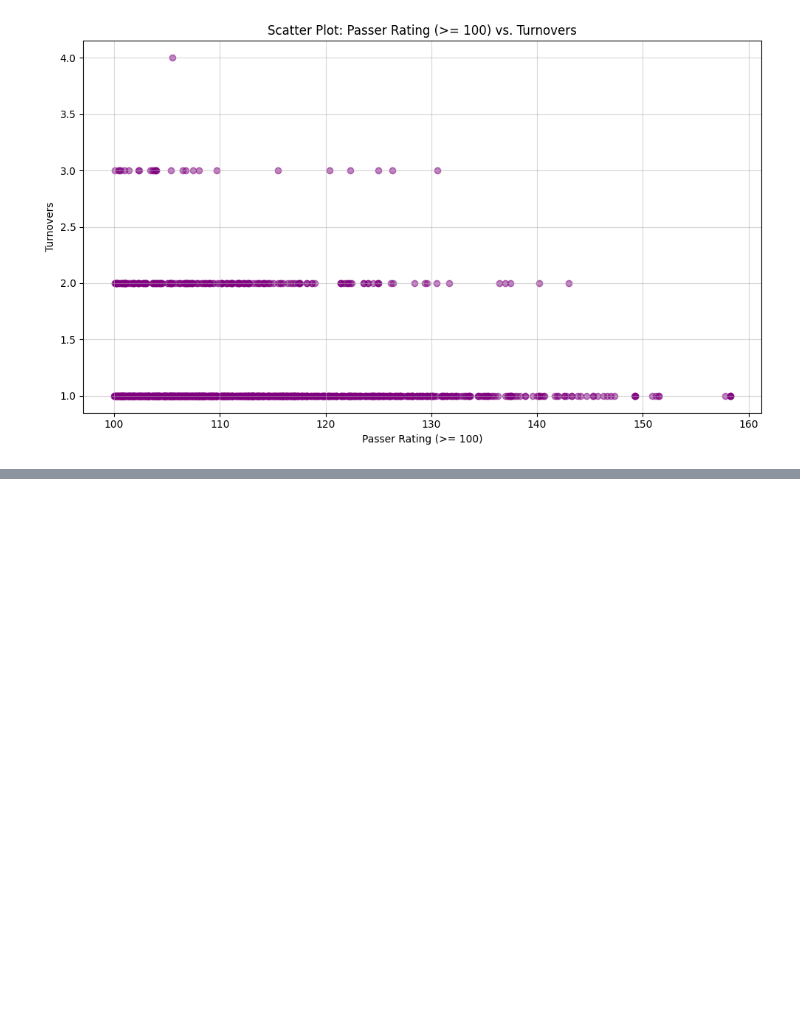
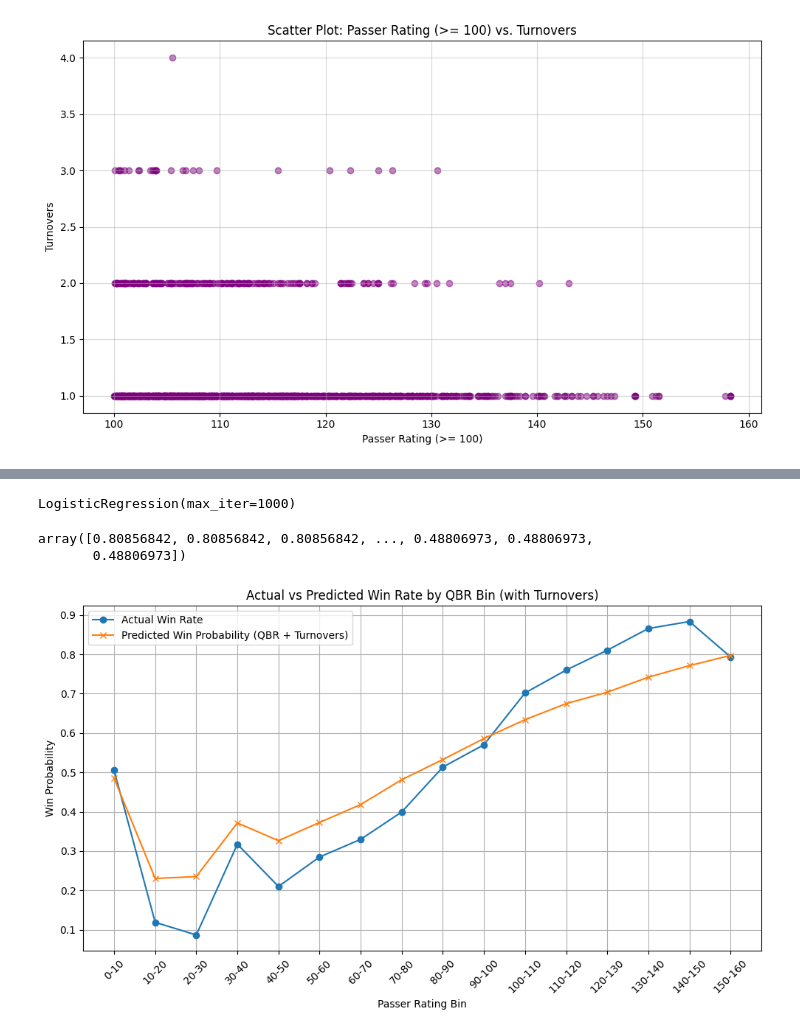
Before and after one commit to Jack-Lewittes/NFL-Analysis, a Jupyter notebook: src/qb_data_analysis.ipynb, the cells around one changed output, grey strips where cells are left out. Cells and saved outputs as stored; diff of their text form; code cells hidden in the pictures; blank space fills up the shorter version.

```diff
--- a/src/qb_data_analysis.ipynb
+++ b/src/qb_data_analysis.ipynb
@@ -210,0 +330,7 @@ TypeError: box() takes from 0 to 1 positional arguments but 2 were given
+# %%
+X = qb_game_logs_df_sorted[["Passer Rating", "Turnovers"]].copy()
+y = (qb_game_logs_df_sorted["Outcome"].str.strip().str.upper() == "W").astype(int)
+# Clean data
+X = X.dropna()
+y = y.loc[X.index]
+y
@@ -210,0 +350,44 @@ TypeError: box() takes from 0 to 1 positional arguments but 2 were given
+# %%
+# Setup and train logistic regression model
+model = LogisticRegression(max_iter=1000)
+model.fit(X, y)
+# %% [output]
+LogisticRegression(max_iter=1000)
+# %%
+# Predict on real game data (from X)
+# Extract predictions from X.  We are solving P(win | Passer Rating, Turnovers)
+predicted_probs = model.predict_proba(X)[:, 1]
+# Print predicted probabilities
+predicted_probs
+# %% [output]
+array([0.80856842, 0.80856842, 0.80856842, ..., 0.48806973, 0.48806973,
+       0.48806973])
+# %%
+# Compile Results DataFrame
+results_df = X.copy()
+results_df["Actual_Win"] = y
+results_df["Predicted_Win_Prob"] = predicted_probs
+# Create QBR bins
+bins = np.arange(0, 170, 10)
+labels = [f"{i}-{i+10}" for i in bins[:-1]]
+results_df["QBR_Bin"] = pd.cut(results_df["Passer Rating"], bins=bins, labels=labels, include_lowest=True)
+
+summary = results_df.groupby("QBR_Bin").agg({
+    "Actual_Win": "mean",
+    "Predicted_Win_Prob": "mean"
+}).reset_index()
+
+# Plot Actual vs Predicted Win Rate by QBR Bin
+plt.figure(figsize=(10, 6))
+plt.plot(summary["QBR_Bin"], summary["Actual_Win"], label="Actual Win Rate", marker='o')
+plt.plot(summary["QBR_Bin"], summary["Predicted_Win_Prob"], label="Predicted Win Probability (QBR + Turnovers)", marker='x')
+plt.xticks(rotation=45)
+plt.xlabel("Passer Rating Bin")
+plt.ylabel("Win Probability")
+plt.title("Actual vs Predicted Win Rate by QBR Bin (with Turnovers)")
+plt.legend()
+plt.grid(True)
+plt.tight_layout()
+plt.show()
+# %% [output]
+[figure, added]
```
Also changed, not shown: parts of 32 cells of this notebook, 3 other files.
